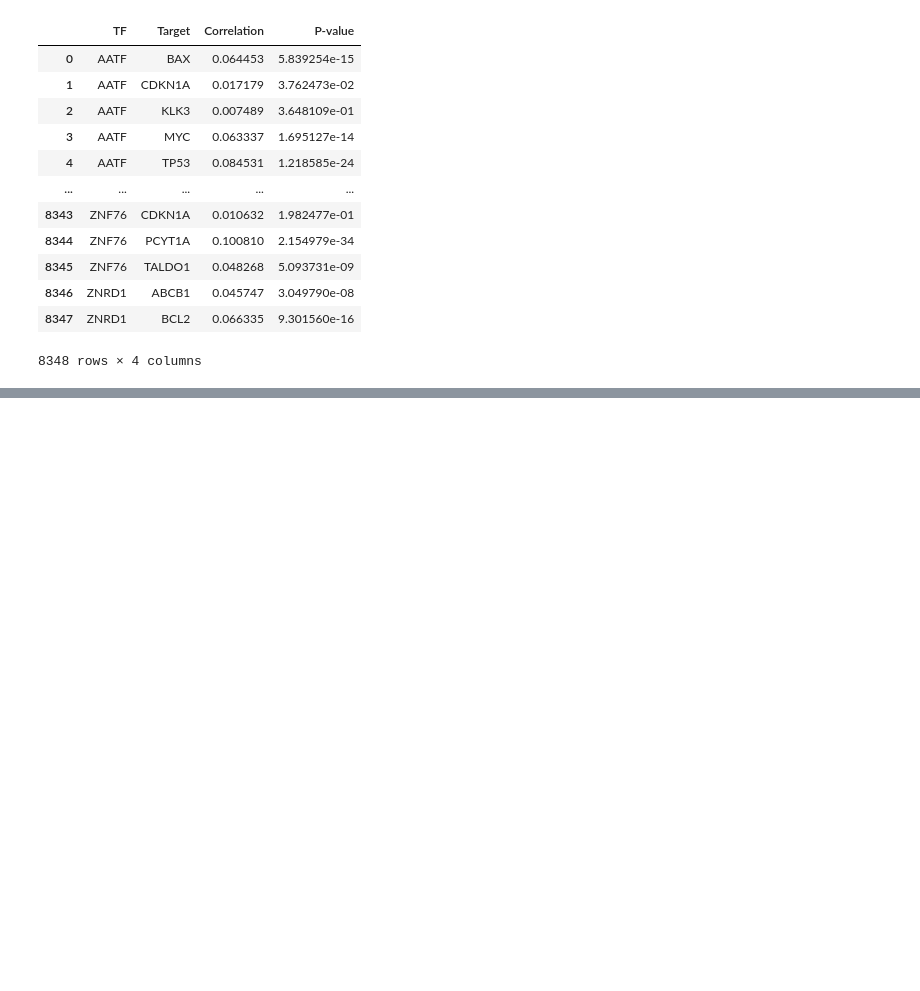
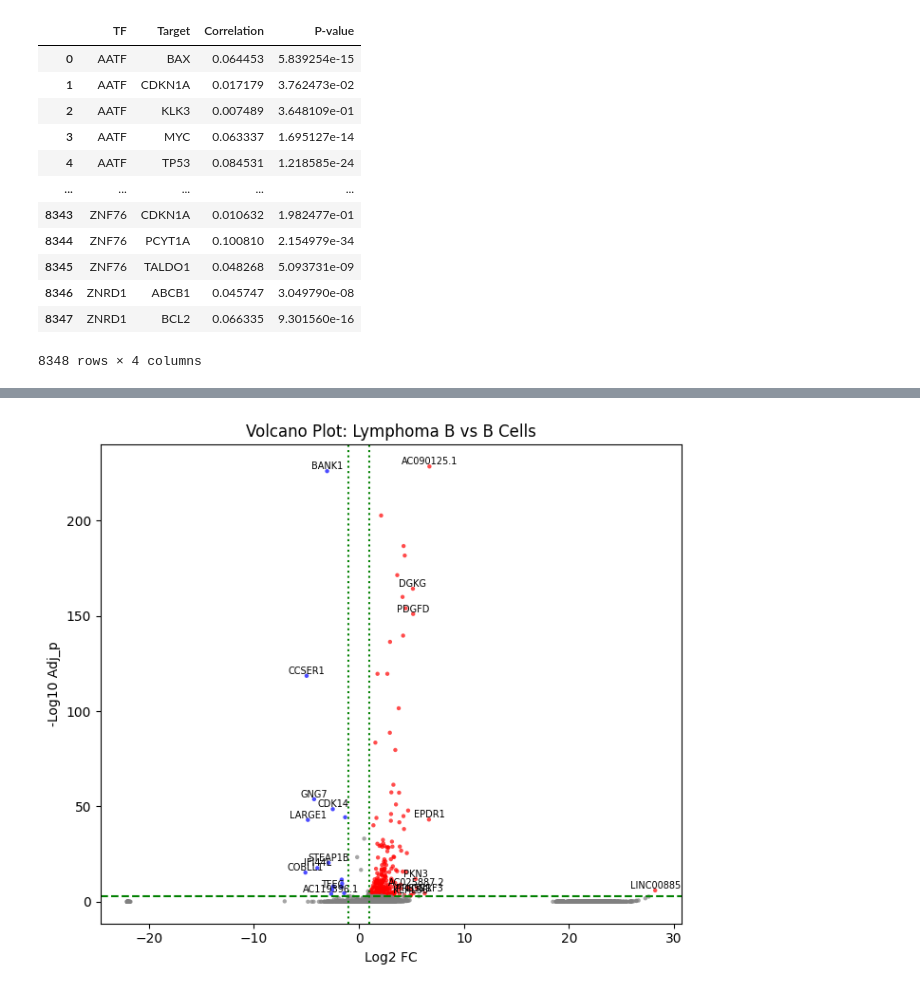
Before and after one commit to preet2706/Benchmarking, a Jupyter notebook: working_notebook.ipynb, the cells around one changed output, grey strips where cells are left out. Cells and saved outputs as stored; diff of their text form; code cells hidden in the pictures; blank space fills up the shorter version.

```diff
--- a/working_notebook.ipynb
+++ b/working_notebook.ipynb
@@ -81,0 +123,5 @@ corr
+# %%
+RNA_data.obs['group'] = RNA_data.obs['Cell Types'].map(
+    lambda x: 'B' if x in ['B'] else ('LYM' if x in ['Tumor B', 'Tumor B cycling'] else None)
+)
+data_gsea = RNA_data[RNA_data.obs['group'].isin(['B','LYM'])].copy()
@@ -81,0 +130,2 @@ corr
+# %%
+data_gsea = data_gsea[:, data_gsea.var['highly_variable']]
@@ -81,0 +145,31 @@ corr
+# %%
+de = sc.get.rank_genes_groups_df(data_gsea, group='LYM')
+de['neg_log10_padj'] = -np.log10(de['pvals_adj'].replace(0, np.nan))
+# %%
+df = de.copy()
+# %%
+df['color'] = 'grey'
+df.loc[(df['logfoldchanges'] > 1) & (df['pvals_adj'] < 0.001), 'color'] = 'red'
+df.loc[(df['logfoldchanges'] < -1) & (df['pvals_adj'] < 0.001), 'color'] = 'blue'
+
+plt.figure(figsize=(7, 6))
+plt.scatter(df['logfoldchanges'], df['neg_log10_padj'], s=10, alpha=0.7, c=df['color'], edgecolor='none')
+plt.axhline(-np.log10(0.001), color='green', linestyle='--')
+plt.axvline(1, color='green', linestyle='dotted')
+plt.axvline(-1, color='green', linestyle='dotted')
+
+sig_df = df[df['pvals_adj'] < 0.001]
+top_up = sig_df.sort_values(by='logfoldchanges', ascending=False).head(10)
+top_down = sig_df.sort_values(by='logfoldchanges', ascending=True).head(10)
+
+for _, row in pd.concat([top_up, top_down]).iterrows():
+    plt.text(row['logfoldchanges'], row['neg_log10_padj'],
+             row['names'], fontsize=7, ha='center', va='bottom', color='black')
+
+plt.xlabel('Log2 FC')
+plt.ylabel('-Log10 Adj_p')
+plt.title('Volcano Plot: Lymphoma B vs B Cells')
+plt.tight_layout()
+plt.show()
+# %% [output]
+[figure, added]
```
Also changed, not shown: parts of 14 cells of this notebook, 1 other file.
